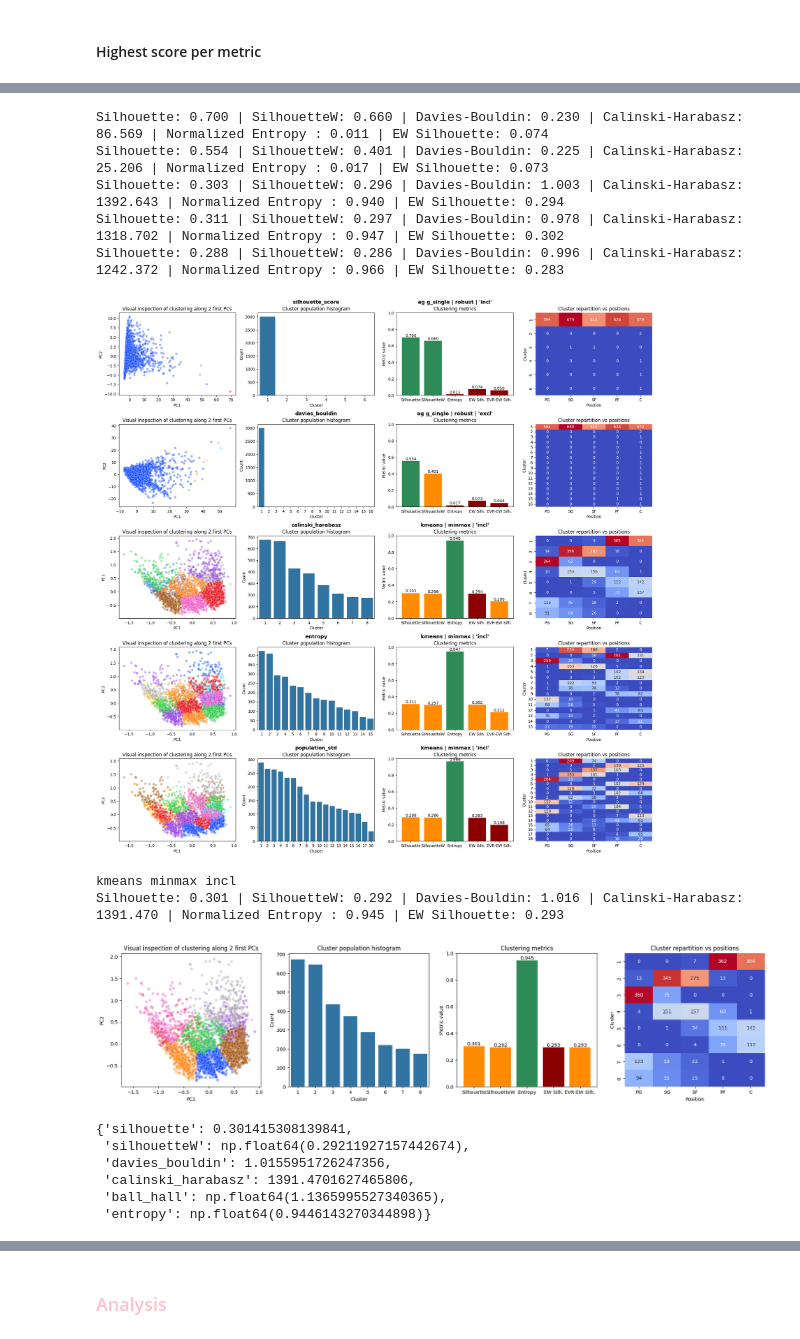
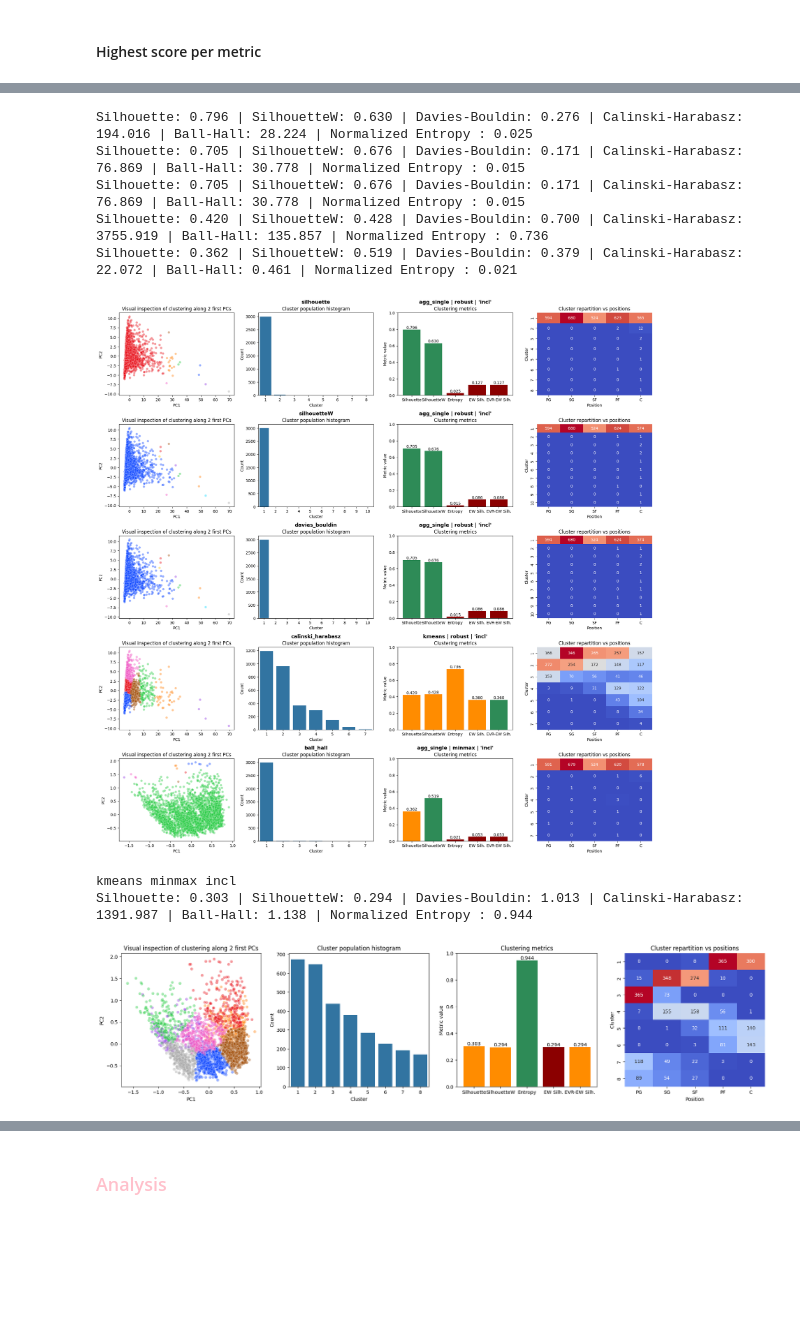
Before and after one commit to arnaud-odet/Roster_Building, a Jupyter notebook: notebooks/clustering.ipynb, the cells around one changed output, grey strips where cells are left out. Drawn from its saved outputs; the diff is of its cells as text; code cells hidden in the pictures; blank space fills up the shorter version.

Commit message:
Implementing SphericalKmeans and Spectral clustering

```diff
--- a/notebooks/clustering.ipynb
+++ b/notebooks/clustering.ipynb
@@ -290,8 +275,8 @@ display(cdf.sort_values(by = 'evr_e_w_silhouette', ascending=False).head(5))
 scalings = cdf['scaling'].unique()
 methods = cdf['method'].unique()
 
-metric = 'silhouette'
-# metric = 'silhouette_W'
+# metric = 'silhouette'
+metric = 'silhouetteW'
 # metric = 'e_w_silhouette'
 # metric = 'evr_e_w_silhouette'
 
@@ -347,14 +349,17 @@ for fs, thres in zip(['incl','excl','autoexcl'], [40,40, 36]):
 target_n_clust = 6 # Set to 2 to ignore
 target_evr = 0.6 # Set to 0.4 to ignore
 top_k = 10
-ref_metric = 'evr_e_w_silhouette'
+ref_metric = 'e_w_silhouette'
 
 top_clusterings = {}
 for k,v in clusterer.metrics.items():
+# for k,v in _tmp.items():
     _tdf = cdf[(cdf['n_clust']>= target_n_clust) & (cdf['evr']>= target_evr)].sort_values(by = k, ascending= v['ascending']).head(top_k).reset_index(drop=True)
     best_index = _tdf.sort_values(by = ref_metric, ascending=False).index[0]
     params = []
     for index,row in _tdf.iterrows():
         params.append({'feature_selection': row['feature_selection'], 'method': row['method'], 'scaling':row['scaling'], 'evr':row['evr'], 'n_clust':row['n_clust']})
     top_clusterings[k] = {'best_index':best_index, 'n_PC':_tdf.loc[best_index,'n_PC'], 'params' : params}
+    item = top_clusterings[k]['params'][top_clusterings[k]['best_index']]
+    print(f"n_PC : {top_clusterings[k]['n_PC']:>2}, Exp Characteristics : {item}")
 # %% [output]
@@ -362,4 +370,0 @@ KeyError: 'silhouetteW'
-# %%
-for method in clusterer.metrics.keys() :
-    item = top_clusterings[method]['params'][top_clusterings[method]['best_index']]
-    print(f"n_PC : {top_clusterings[method]['n_PC']:>2}, Exp Characteristics : {item}")
@@ -372,27 +371,28 @@ n_PC :  3, Exp Characteristics : {'feature_selection': 'incl', 'method': 'kmeans
 # %%
 n_methods = len([k for k,v in top_clusterings.items() if v['n_PC'] > 1])
 fig, axs = plt.subplots(n_methods,4, figsize = (20,4 * n_methods));
 i = 0
 annot_kws = {'xy': (0.5, 1.05), 'xytext':(0, 10), 'xycoords':'axes fraction', 'textcoords':'offset points', 'ha':'center', 'va':'bottom', 'fontsize':13, 'fontweight':'bold', 'clip_on':False}
-for metric in METRICS_ASC.keys() :
+for metric in clusterer.metrics.keys() :
+# for metric in _tmp.keys() :
     item = top_clusterings[metric]['params'][top_clusterings[metric]['best_index']]
     n_PC = top_clusterings[metric]['n_PC']
     if not n_PC == 1 :
         clusterer.plot_clustering(**item, axs =( axs[i,0], axs[i,1], axs[i,2], axs[i,3]))
         axs[i,1].annotate(f"{metric}", **annot_kws)
         axs[i,2].annotate(f"{item['method']} | {item['scaling']} | '{item['feature_selection']}'", **annot_kws)
         i+=1
     else :
         print(f"{metric} : Required {n_PC} PC to reach EVR of {item['evr']}")
 plt.tight_layout()
 plt.show()
 # %% [output]
-Silhouette: 0.700 | SilhouetteW: 0.660 | Davies-Bouldin: 0.230 | Calinski-Harabasz: 86.569 | Normalized Entropy : 0.011 | EW Silhouette: 0.074
-Silhouette: 0.554 | SilhouetteW: 0.401 | Davies-Bouldin: 0.225 | Calinski-Harabasz: 25.206 | Normalized Entropy : 0.017 | EW Silhouette: 0.073
-Silhouette: 0.303 | SilhouetteW: 0.296 | Davies-Bouldin: 1.003 | Calinski-Harabasz: 1392.643 | Normalized Entropy : 0.940 | EW Silhouette: 0.294
-Silhouette: 0.311 | SilhouetteW: 0.297 | Davies-Bouldin: 0.978 | Calinski-Harabasz: 1318.702 | Normalized Entropy : 0.947 | EW Silhouette: 0.302
-Silhouette: 0.288 | SilhouetteW: 0.286 | Davies-Bouldin: 0.996 | Calinski-Harabasz: 1242.372 | Normalized Entropy : 0.966 | EW Silhouette: 0.283
+Silhouette: 0.796 | SilhouetteW: 0.630 | Davies-Bouldin: 0.276 | Calinski-Harabasz: 194.016 | Ball-Hall: 28.224 | Normalized Entropy : 0.025
+Silhouette: 0.705 | SilhouetteW: 0.676 | Davies-Bouldin: 0.171 | Calinski-Harabasz: 76.869 | Ball-Hall: 30.778 | Normalized Entropy : 0.015
+Silhouette: 0.705 | SilhouetteW: 0.676 | Davies-Bouldin: 0.171 | Calinski-Harabasz: 76.869 | Ball-Hall: 30.778 | Normalized Entropy : 0.015
+Silhouette: 0.420 | SilhouetteW: 0.428 | Davies-Bouldin: 0.700 | Calinski-Harabasz: 3755.919 | Ball-Hall: 135.857 | Normalized Entropy : 0.736
+Silhouette: 0.362 | SilhouetteW: 0.519 | Davies-Bouldin: 0.379 | Calinski-Harabasz: 22.072 | Ball-Hall: 0.461 | Normalized Entropy : 0.021
-[figure, old version]
+[figure, new version]
 # %%
 metric = 'calinski_harabasz'
 item = top_clusterings[metric]['params'][top_clusterings[metric]['best_index']]
@@ -400,14 +400,5 @@ print(item['method'], item['scaling'], item['feature_selection'])
 X_proj, labels = clusterer.plot_clustering(**item, return_data=True)
 # %% [output]
 kmeans minmax incl
-Silhouette: 0.301 | SilhouetteW: 0.292 | Davies-Bouldin: 1.016 | Calinski-Harabasz: 1391.470 | Normalized Entropy : 0.945 | EW Silhouette: 0.293
+Silhouette: 0.303 | SilhouetteW: 0.294 | Davies-Bouldin: 1.013 | Calinski-Harabasz: 1391.987 | Ball-Hall: 1.138 | Normalized Entropy : 0.944
-[figure, old version]
+[figure, new version]
-# %%
-clusterer._compute_metrics(X_proj, labels)
-# %% [output]
-{'silhouette': 0.301415308139841,
- 'silhouetteW': np.float64(0.29211927157442674),
- 'davies_bouldin': 1.0155951726247356,
- 'calinski_harabasz': 1391.4701627465806,
- 'ball_hall': np.float64(1.1365995527340365),
- 'entropy': np.float64(0.9446143270344898)}
```
Also changed, not shown: parts of 17 cells of this notebook, 3 other files.
